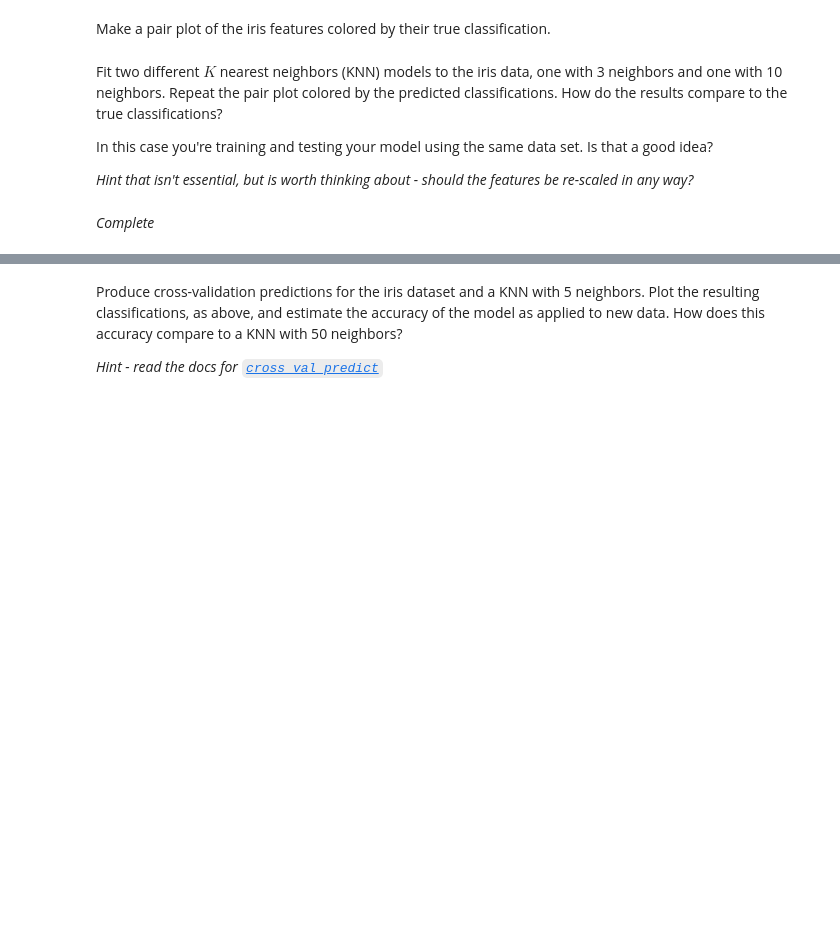
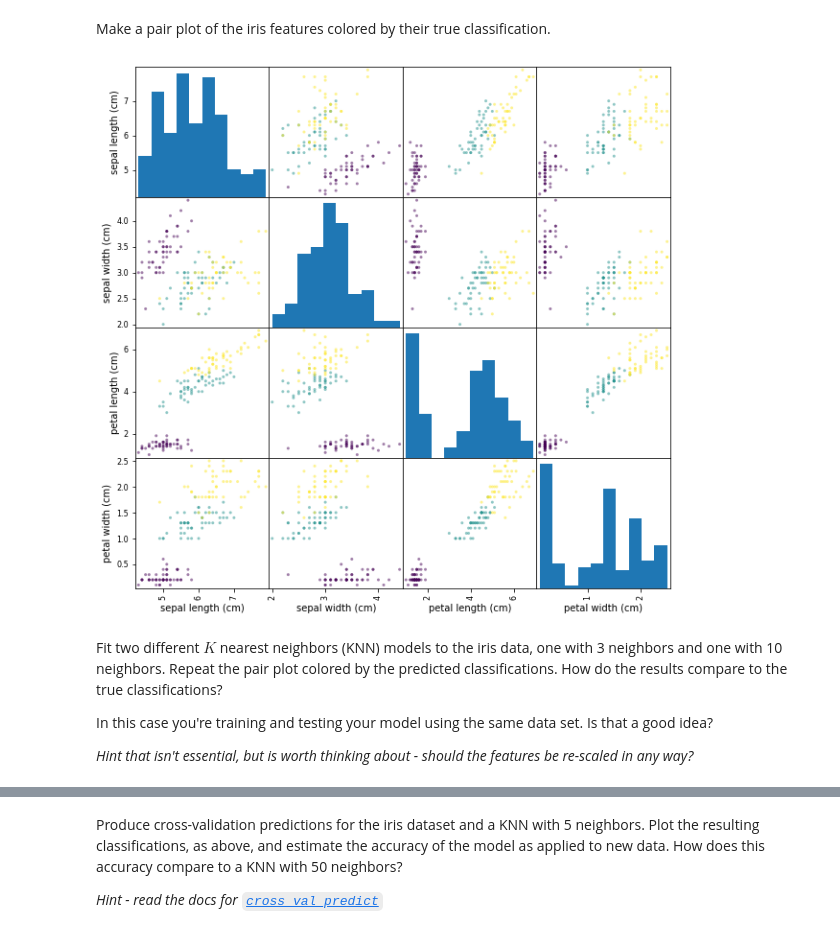
Before and after one commit to ASTR154/classification, a Jupyter notebook: classification.ipynb, the cells around one changed output, grey strips where cells are left out. Cells and saved outputs as stored; diff of their text form; code cells hidden in the pictures; blank space fills up the shorter version.

```diff
--- a/classification.ipynb
+++ b/classification.ipynb
@@ -16,0 +12,5 @@ Load the data set again. What are the names of the three species, and how many s
+# %%
+from sklearn import datasets
+
+iris = datasets.load_iris()
+print(iris['DESCR'])
@@ -24,3 +37,14 @@ Make a pair plot of the iris features colored by their true classification.
+# %%
+import pandas as pd
+from sklearn.cluster import KMeans
+
+file = pd.DataFrame(iris.data, columns = iris.feature_names)
+file['class'] = iris.target
+
+pd.plotting.scatter_matrix(file.iloc[:,:4], c = iris.target, figsize = (10, 10))
+plt.show()
+# %% [output]
+[figure, added]
 # %% [markdown]
 Fit two different $K$ nearest neighbors (KNN) models to the iris data, one with 3 neighbors and one with 10 neighbors. Repeat the pair plot colored by the predicted classifications. How do the results compare to the true classifications?
 
@@ -40,2 +53,0 @@ In this case you're training and testing your model using the same data set. Is
-# %% [markdown]
-*Complete*
```
Also changed, not shown: parts of 16 cells of this notebook.
